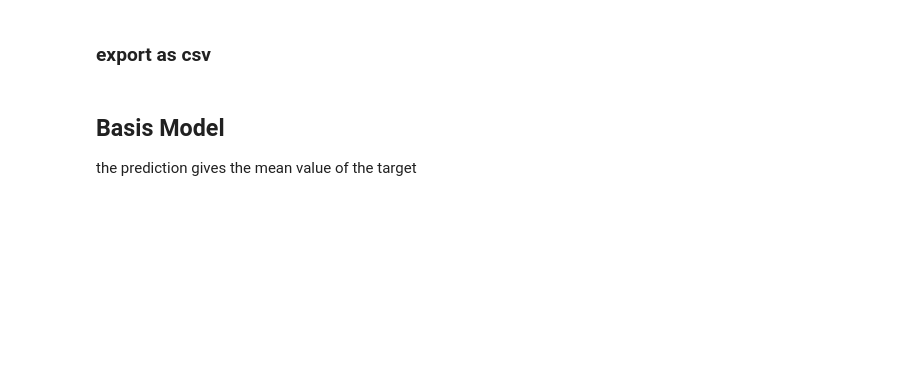
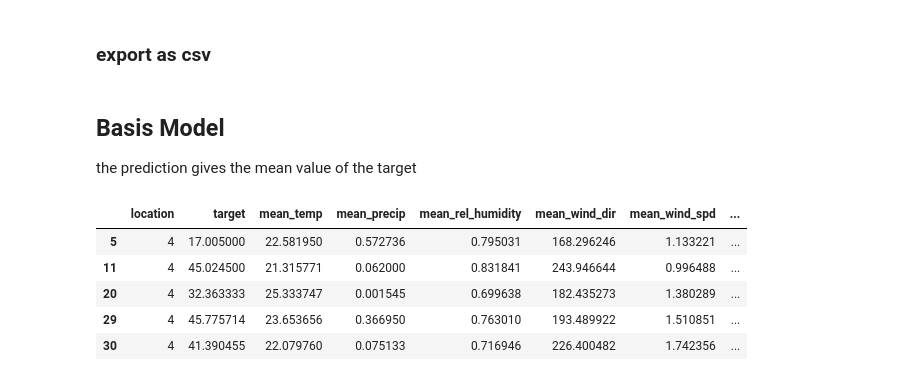
Before and after one commit to sm4rtm4art/airquality, a Jupyter notebook: EDA-and-modeling.ipynb, the cells around one changed output. Saved outputs shown, nothing was run; the diff lists cells and outputs as text; code cells hidden in the pictures; blank space fills up the shorter version.

```diff
--- a/EDA-and-modeling.ipynb
+++ b/EDA-and-modeling.ipynb
@@ -262,6 +264,15 @@ data = data[(data['location']== 3)]
 data.shape
 #fillna
 data = data.fillna(data.mean())
+# %%
+data.head()
+# %% [output]
+|  | location | target | mean_temp | mean_precip | mean_rel_humidity | mean_wind_dir | mean_wind_spd | ... |
+| 5 | 4 | 17.005000 | 22.581950 | 0.572736 | 0.795031 | 168.296246 | 1.133221 | ... |
+| 11 | 4 | 45.024500 | 21.315771 | 0.062000 | 0.831841 | 243.946644 | 0.996488 | ... |
+| 20 | 4 | 32.363333 | 25.333747 | 0.001545 | 0.699638 | 182.435273 | 1.380289 | ... |
+| 29 | 4 | 45.775714 | 23.653656 | 0.366950 | 0.763010 | 193.489922 | 1.510851 | ... |
+| 30 | 4 | 41.390455 | 22.079760 | 0.075133 | 0.716946 | 226.400482 | 1.742356 | ... |
 # %%
 from sklearn.metrics import mean_squared_error
 # %%
```
Also changed, not shown: parts of 15 cells of this notebook, 3 other files.
